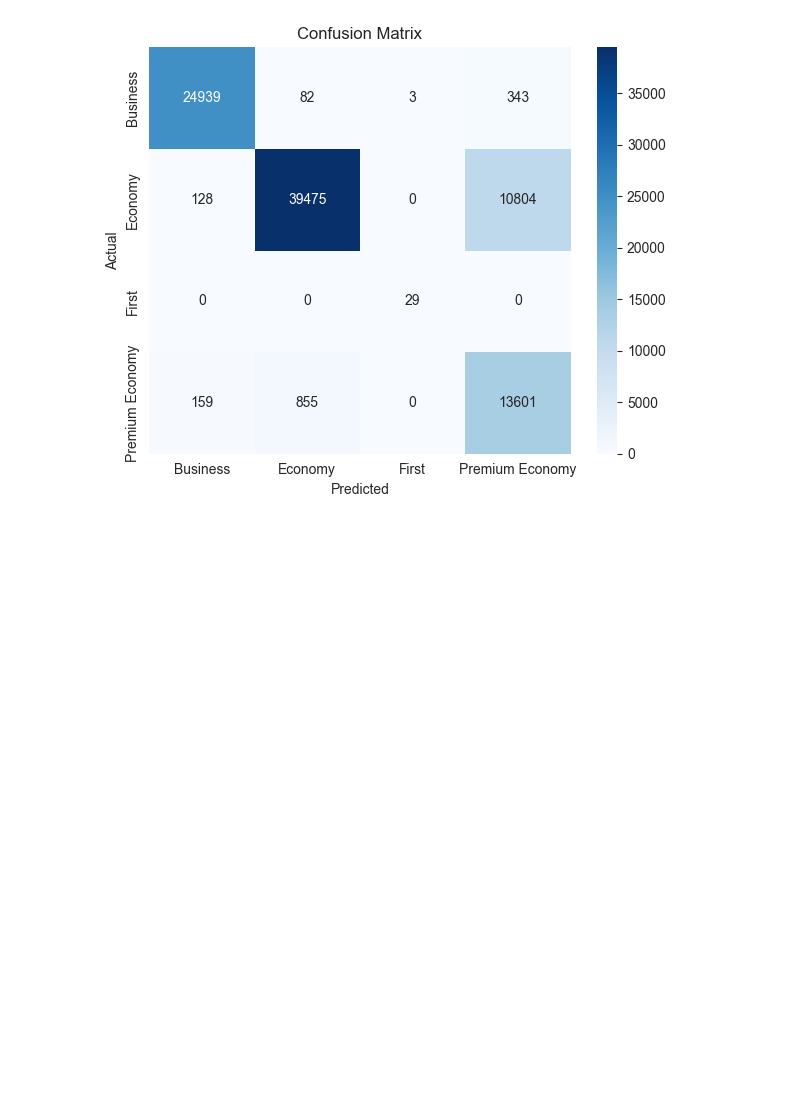
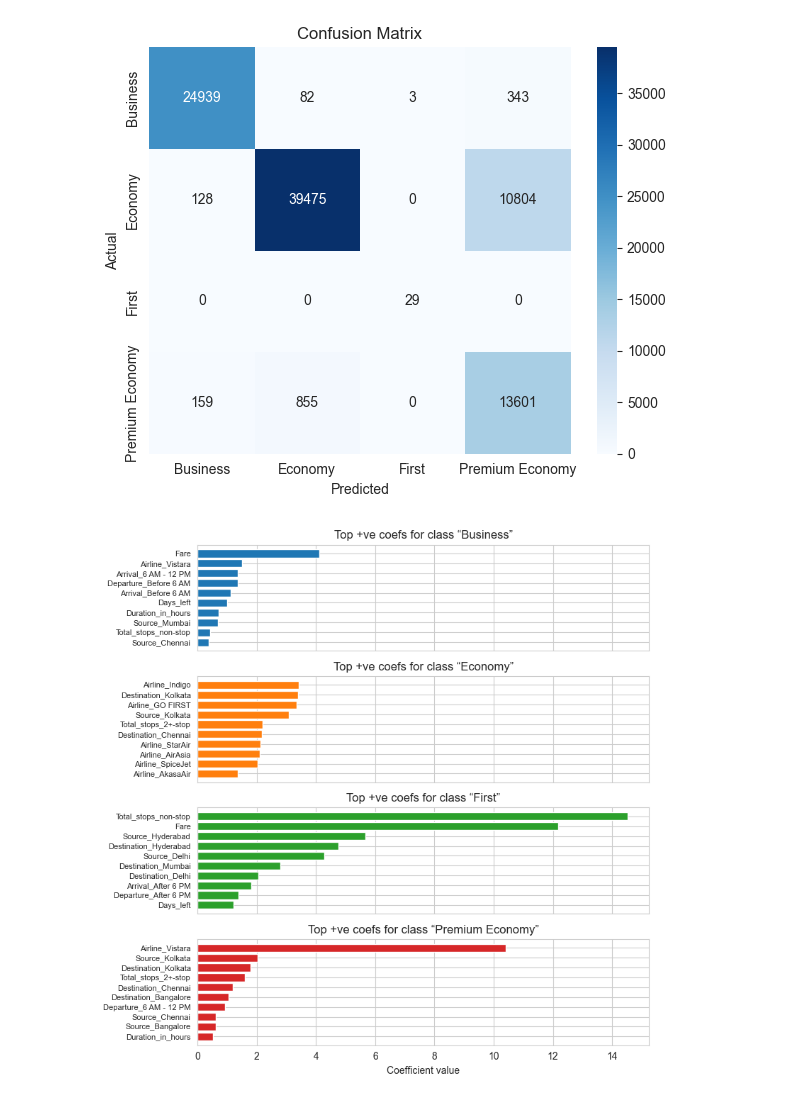
Before and after one commit to Teyymour/cmor438, a Jupyter notebook: supervised-learning/Logistic Regression/LogisticRegression.ipynb, the cells around one changed output. Drawn from its saved outputs; the diff is of its cells as text; code cells hidden in the pictures; blank space fills up the shorter version.

```diff
--- a/supervised-learning/Logistic Regression/LogisticRegression.ipynb
+++ b/supervised-learning/Logistic Regression/LogisticRegression.ipynb
@@ -145,3 +145,27 @@ Premium Economy       0.55      0.93      0.69     14615
       macro avg       0.86      0.92      0.87     90418
    weighted avg       0.91      0.86      0.87     90418
 [figure]
+# %%
+import numpy as np
+
+# get feature names after preprocessing
+num_feats = numeric_cols
+cat_feats = clf.named_steps["pre"] \
+                .named_transformers_["cat"] \
+                .get_feature_names_out(categorical_cols)
+all_feats = np.concatenate([num_feats, cat_feats])
+
+coefs = clf.named_steps["lr"].coef_  # shape (n_classes, n_features)
+
+fig, ax = plt.subplots(len(classes), 1, figsize=(8, 2*len(classes)), sharex=True)
+for i, cls in enumerate(classes):
+    coef = coefs[i]
+    idx  = np.argsort(coef)
+    ax[i].barh(np.array(all_feats)[idx][-10:], coef[idx][-10:], color="C{}".format(i))
+    ax[i].set_title(f"Top +ve coefs for class “{cls}”")
+    ax[i].tick_params(axis="y", labelsize=8)
+plt.xlabel("Coefficient value")
+plt.tight_layout()
+plt.show()
+# %% [output]
+[figure, added]
```
Also changed, not shown: parts of 1 cell of this notebook, 6 other files.
